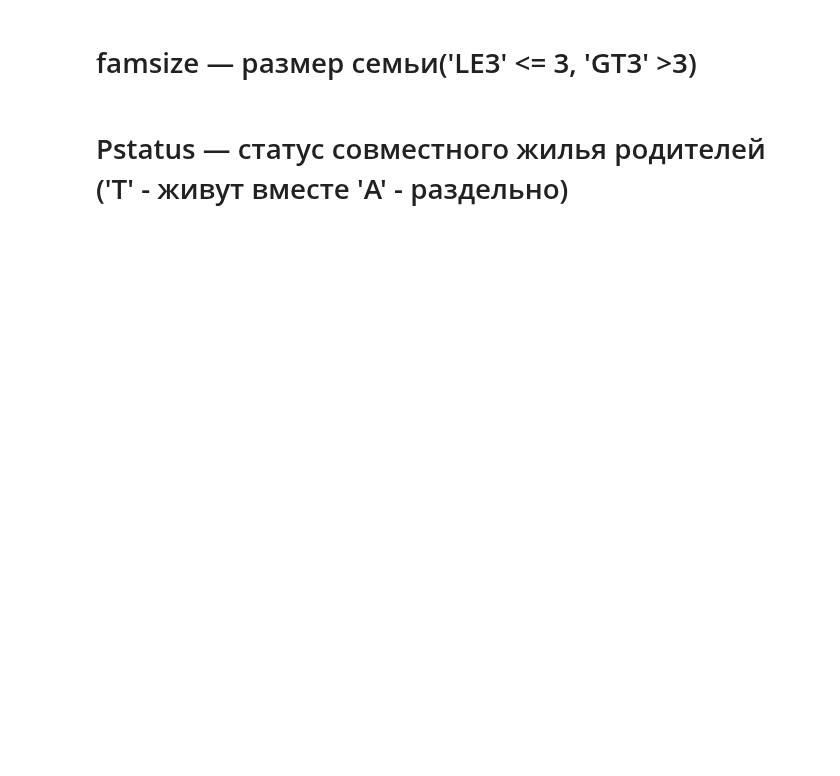
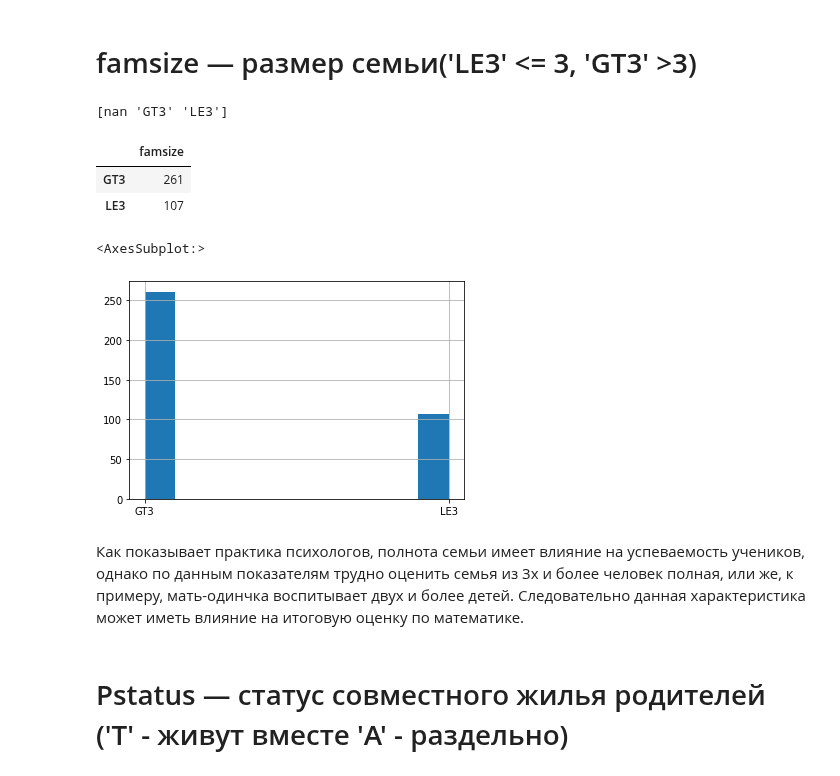
Before and after one commit to Enreward/DS_projects, a Jupyter notebook: module_2(Skikevich)/EDA (Skikevich).ipynb, the cells around one changed output. Drawn from its saved outputs; the diff is of its cells as text; code cells hidden in the pictures; blank space fills up the shorter version.

```diff
--- a/module_2(Skikevich)/EDA (Skikevich).ipynb
+++ b/module_2(Skikevich)/EDA (Skikevich).ipynb
@@ -150,4 +205,17 @@ df.age.hist()
 # %% [markdown]
 # famsize — размер семьи('LE3' <= 3, 'GT3' >3)
+# %%
+print(df.famsize.unique())
+display(pd.DataFrame(df.famsize.value_counts()))
+df.famsize.hist()
+# %% [output]
+[nan 'GT3' 'LE3']
+|  | famsize |
+| GT3 | 261 |
+| LE3 | 107 |
+<AxesSubplot:>
+[figure, added]
+# %% [markdown]
+Как показывает практика психологов, полнота семьи имеет влияние на успеваемость учеников, однако по данным показателям трудно оценить семья из 3х и более человек полная, или же, к примеру, мать-одинчка воспитывает двух и более детей. Следовательно данная характеристика может иметь влияние на итоговую оценку по математике.
 # %% [markdown]
 # Pstatus — статус совместного жилья родителей ('T' - живут вместе 'A' - раздельно)
```
Also changed, not shown: parts of 80 cells of this notebook.
